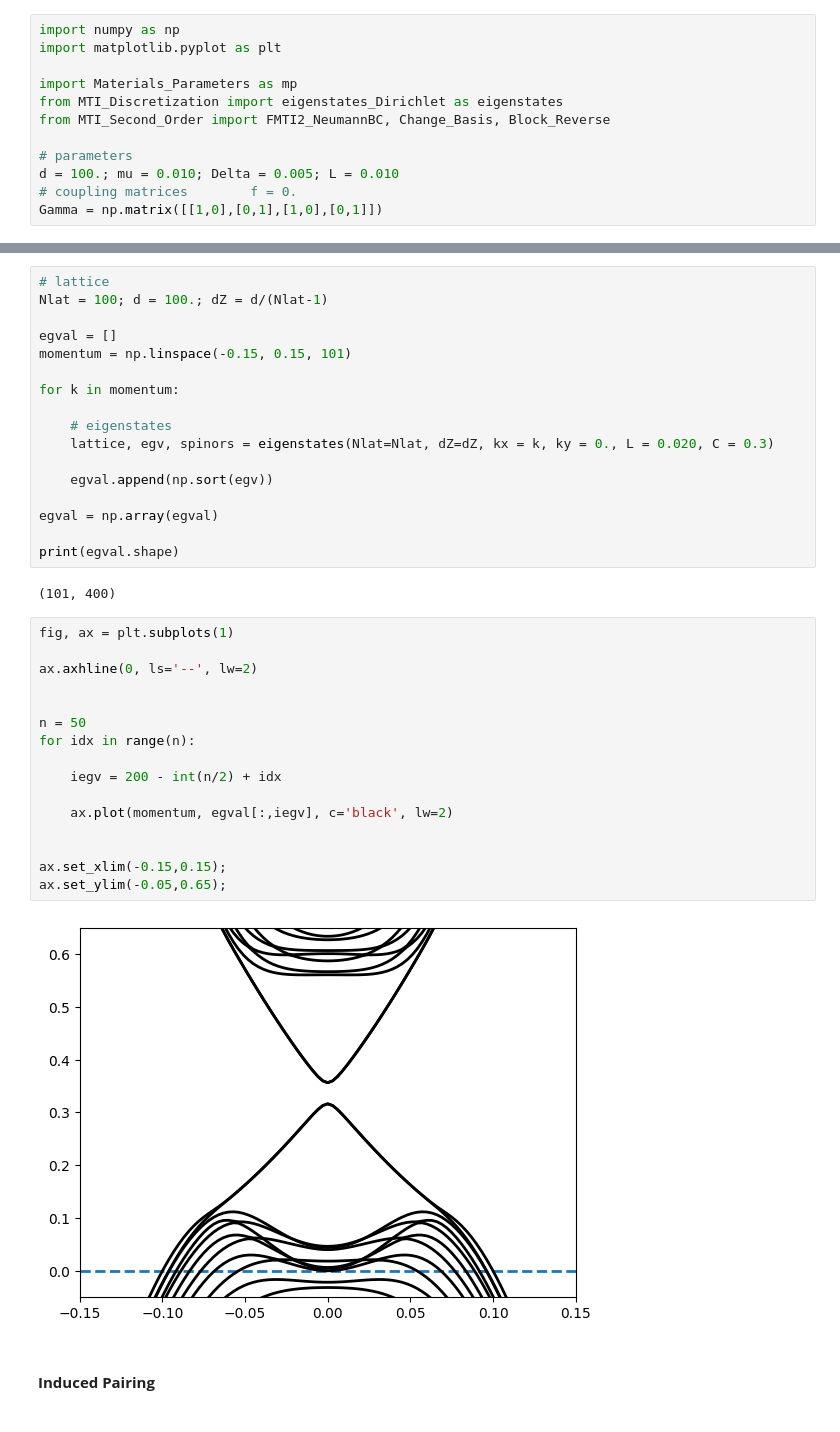
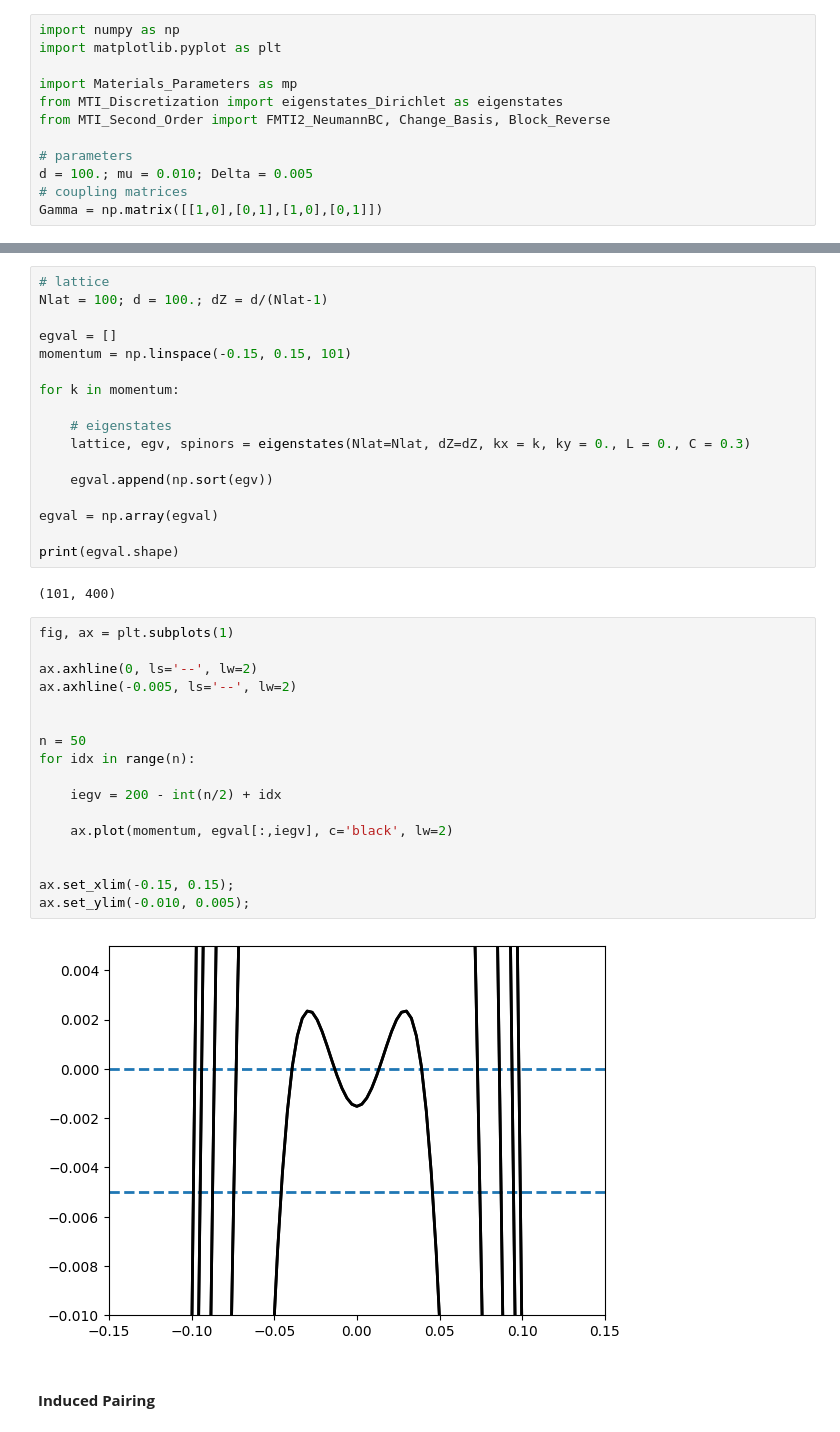
Before and after one commit to danidimic/MTI_SC_Gorkov, a Jupyter notebook: Pairing_Averaged_Bulk.ipynb, the cells around one changed output, grey strips where cells are left out. Cells and saved outputs as stored; diff of their text form.

```diff
--- a/Pairing_Averaged_Bulk.ipynb
+++ b/Pairing_Averaged_Bulk.ipynb
@@ -9,8 +9,8 @@ from MTI_Discretization import eigenstates_Dirichlet as eigenstates
 from MTI_Second_Order import FMTI2_NeumannBC, Change_Basis, Block_Reverse
 
 # parameters
-d = 100.; mu = 0.010; Delta = 0.005; L = 0.010
-# coupling matrices        f = 0.
+d = 100.; mu = 0.010; Delta = 0.005
+# coupling matrices
 Gamma = np.matrix([[1,0],[0,1],[1,0],[0,1]])
 # %% [markdown]
 ## Finite Magnetization $\Lambda = 20$ meV
@@ -26,7 +26,7 @@ momentum = np.linspace(-0.15, 0.15, 101)
 for k in momentum:
 
     # eigenstates
-    lattice, egv, spinors = eigenstates(Nlat=Nlat, dZ=dZ, kx = k, ky = 0., L = 0.020, C = 0.3)
+    lattice, egv, spinors = eigenstates(Nlat=Nlat, dZ=dZ, kx = k, ky = 0., L = 0., C = 0.3)
 
     egval.append(np.sort(egv))
 
@@ -38,21 +38,22 @@ print(egval.shape)
 # %%
 fig, ax = plt.subplots(1)
 
 ax.axhline(0, ls='--', lw=2)
+ax.axhline(-0.005, ls='--', lw=2)
 
 
 n = 50
 for idx in range(n):
 
     iegv = 200 - int(n/2) + idx
 
     ax.plot(momentum, egval[:,iegv], c='black', lw=2)
 
 
-ax.set_xlim(-0.15,0.15);
-ax.set_ylim(-0.05,0.65);
+ax.set_xlim(-0.15, 0.15);
+ax.set_ylim(-0.010, 0.005);
 # %% [output]
-[figure, old version]
+[figure, new version]
 # %% [markdown]
 #### **Induced Pairing**
 # %%
```
Also changed, not shown: 8 other files.
